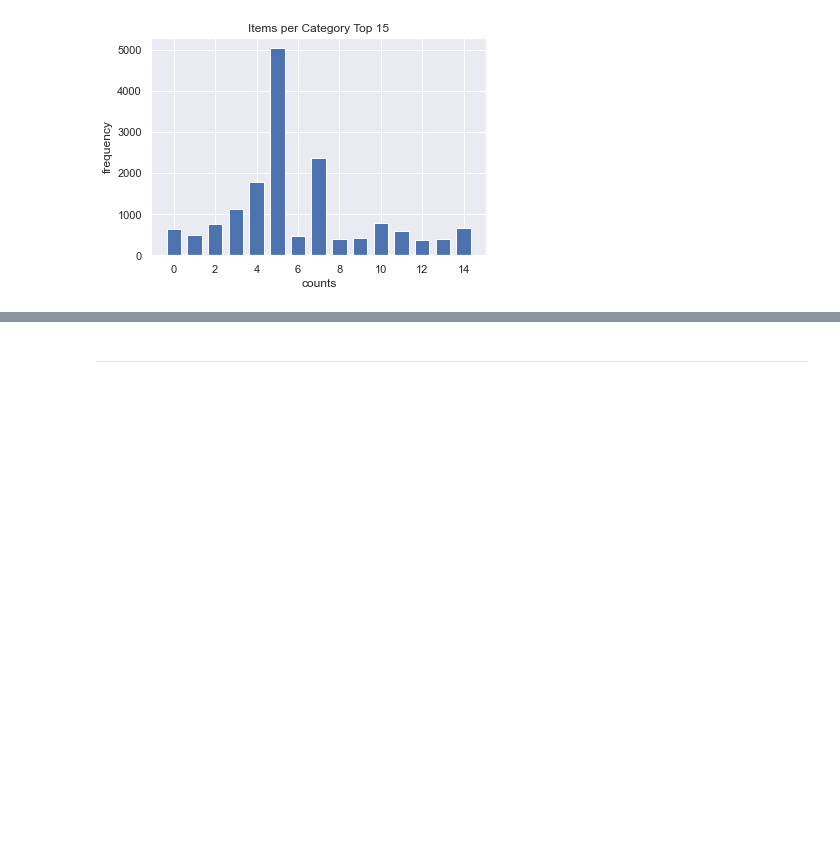
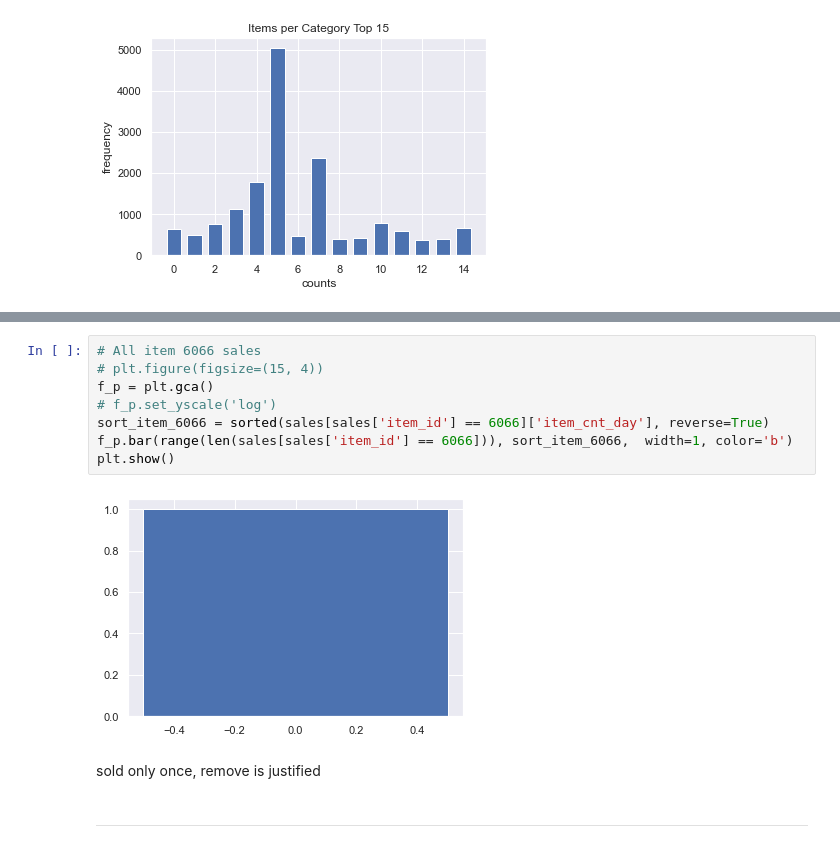
Before and after one commit to X1anghe/AIDM, a Jupyter notebook: Assignment2/src/DataVisualisation.ipynb, the cells around one changed output, grey strips where cells are left out. Saved outputs shown, nothing was run; the diff lists cells and outputs as text; blank space fills up the shorter version.

```diff
--- a/Assignment2/src/DataVisualisation.ipynb
+++ b/Assignment2/src/DataVisualisation.ipynb
@@ -113,3 +235,15 @@ item_category_id save successful
+# %%
+# All item 6066 sales
+# plt.figure(figsize=(15, 4))
+f_p = plt.gca()
+# f_p.set_yscale('log')
+sort_item_6066 = sorted(sales[sales['item_id'] == 6066]['item_cnt_day'], reverse=True)
+f_p.bar(range(len(sales[sales['item_id'] == 6066])), sort_item_6066,  width=1, color='b')
+plt.show()
+# %% [output]
+[figure, added]
+# %% [markdown]
+sold only once, remove is justified
 # %% [markdown]
 ---
 # %% [markdown]
```
Also changed, not shown: parts of 36 cells of this notebook, 1 other file.
